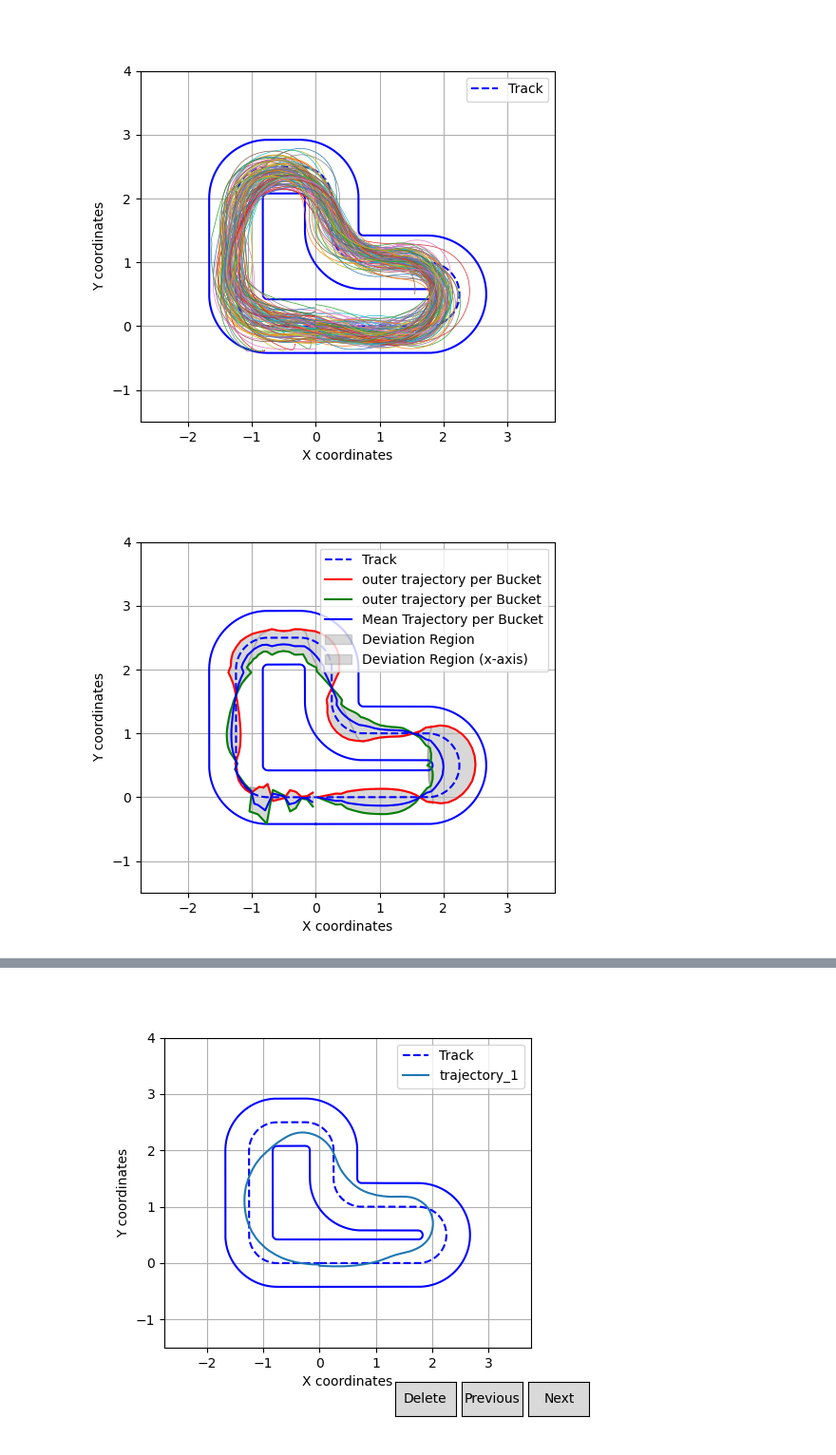
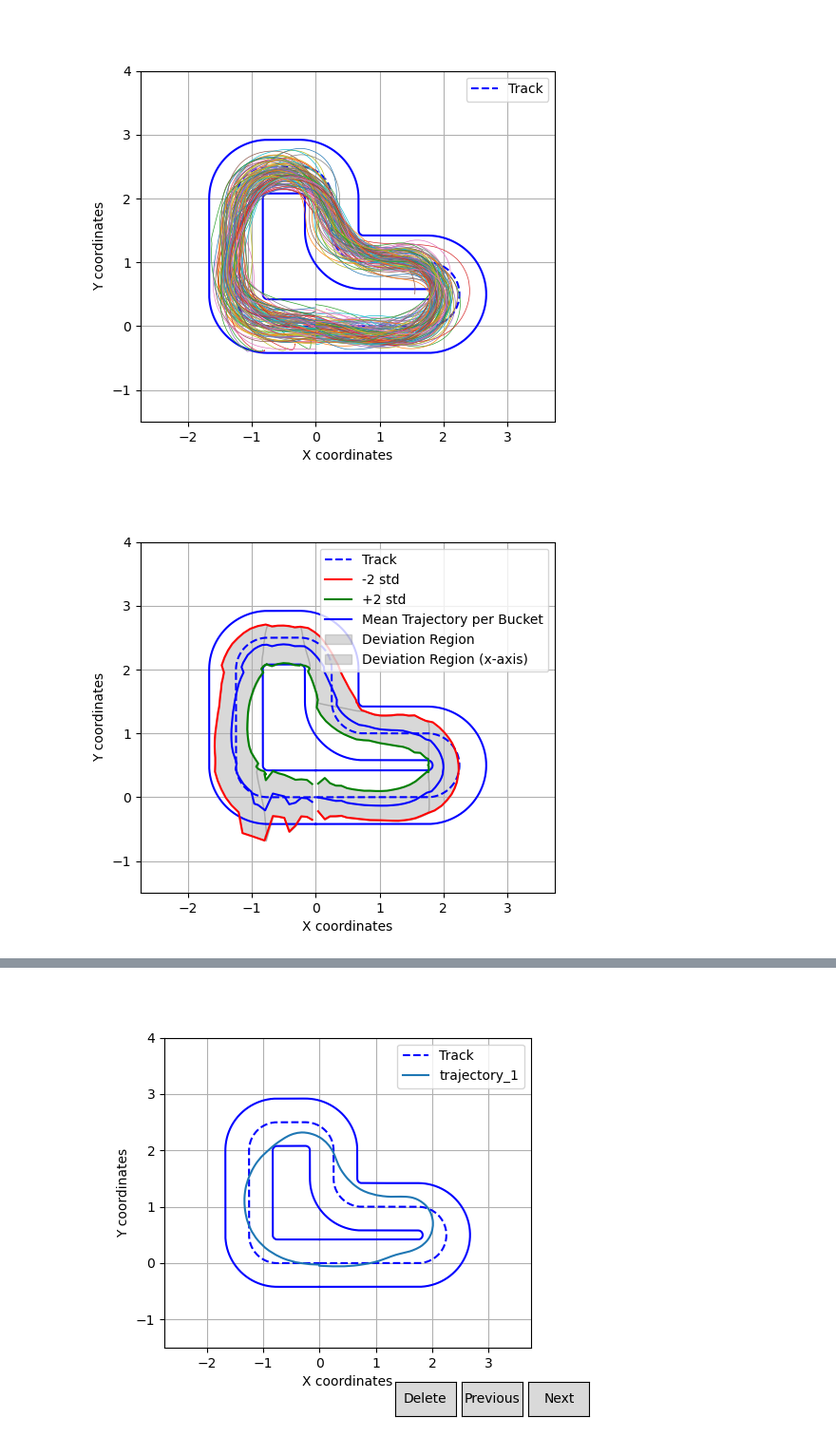
Before and after one commit to freddiefreeloader1/Imitation-Learning-for-Driving-Control, a Jupyter notebook: data_augmetation.ipynb, the cells around one changed output, grey strips where cells are left out. Shown at 95% size. Drawn from its saved outputs; the diff is of its cells as text; code cells hidden in the pictures.

```diff
--- a/data_augmetation.ipynb
+++ b/data_augmetation.ipynb
@@ -41,8 +41,10 @@ def wrap_to_pi(angle):
     return (angle + np.pi) % (2 * np.pi) - np.pi
 
 n_buckets = 120  # Number of buckets to divide s into (0.0-0.1, 0.1-0.2, ..., 0.9-1.0)
+number_of_std  = 2
 
 bucket_edges = np.linspace(0, 10.71, n_buckets + 1) # start and ends of buckets
+use_mean = True
 
 # to concatenate the trajectories initialize the lists for all variables
 all_s = []
@@ -132,20 +134,39 @@ for i in range(n_buckets):
     bucket_omega = omega_sorted[in_bucket]
 
     if len(bucket_x) > 0:
-        mean_x = np.mean(bucket_x)
-        mean_y = np.mean(bucket_y)
-        std_x = np.std(bucket_x)
-        std_y = np.std(bucket_y)
-        mean_dtheta = np.mean(bucket_dtheta)
-        std_dtheta = np.std(bucket_dtheta)
-        mean_vx = np.mean(bucket_vx)
-        std_vx = np.std(bucket_vx)
-        mean_vy = np.mean(bucket_vy)
-        std_vy = np.std(bucket_vy)
-        mean_e = np.mean(bucket_e)
-        std_e = np.mean(bucket_e)
-        mean_omega = np.mean(bucket_omega)
-        std_omega = np.std(bucket_omega)
+
+        if use_mean:
+            mean_x = np.mean(bucket_x)
+            mean_y = np.mean(bucket_y)
+            std_x = np.std(bucket_x)
+            std_y = np.std(bucket_y)
+            mean_dtheta = np.mean(bucket_dtheta)
+            std_dtheta = np.std(bucket_dtheta)
+            mean_vx = np.mean(bucket_vx)
+            std_vx = np.std(bucket_vx)
+            mean_vy = np.mean(bucket_vy)
+            std_vy = np.std(bucket_vy)
+            mean_e = np.mean(bucket_e)
+            std_e = np.std(bucket_e)
+            mean_omega = np.mean(bucket_omega)
+            std_omega = np.std(bucket_omega)
+        else:
+            mean_x = np.median(bucket_x)
+            mean_y = np.median(bucket_y)
+            std_x = np.std(bucket_x)
+            std_y = np.std(bucket_y)
+            mean_dtheta = np.median(bucket_dtheta)
+            std_dtheta = np.std(bucket_dtheta)
+            mean_vx = np.median(bucket_vx)
+            std_vx = np.std(bucket_vx)
+            mean_vy = np.median(bucket_vy)
+            std_vy = np.std(bucket_vy)
+            mean_e = np.median(bucket_e)
+            std_e = np.std(bucket_e)
+            mean_omega = np.median(bucket_omega)
+            std_omega = np.std(bucket_omega)
+
+
         cov_matrix_e_dtheta = np.cov(bucket_e, bucket_dtheta)
         cov_matrix_e_omega = np.cov(bucket_e, bucket_omega)
         cov_matrix_dtheta_omega = np.cov(bucket_dtheta, bucket_omega)
@@ -206,6 +227,9 @@ x_upper = []
 x_lower = []
 y_upper = []
 y_lower = []
+x_mean_list = []
+y_mean_list = []
+
 
 for i in range(n_buckets):
 
@@ -215,23 +239,30 @@ for i in range(n_buckets):
 
     theta = track_shape_data["track"]["tangentAngle"][idx]
 
+    mean_e = mean_e_per_bucket[i]
+
     normal_vector = np.array([-np.sin(theta), np.cos(theta)])
 
     lateral_std = std_e_per_bucket[i]
 
     displacement = normal_vector * lateral_std
 
-    x_mean = track_shape_data["track"]["xCoords"][idx] - track_shape_data["track"]["x_init"]
-    y_mean = track_shape_data["track"]["yCoords"][idx] - track_shape_data["track"]["y_init"]
+    # x_mean = track_shape_data["track"]["xCoords"][idx] - track_shape_data["track"]["x_init"]  + (mean_e * normal_vector)[0]
+    # y_mean = track_shape_data["track"]["yCoords"][idx] - track_shape_data["track"]["y_init"]  + (mean_e * normal_vector)[0]
 
-    x_upper.append(x_mean + 2*displacement[0])
-    y_upper.append(y_mean + 2*displacement[1])
-    x_lower.append(x_mean - displacement[0])
-    y_lower.append(y_mean - displacement[1])
+    x_mean = mean_x_per_bucket[i]
+    y_mean = mean_y_per_bucket[i]
 
-ax.plot(x_lower, y_lower, color='red', label='outer trajectory per Bucket')
-ax.plot(x_upper, y_upper, color='green', label='outer trajectory per Bucket')
+    x_mean_list.append(x_mean)
+    y_mean_list.append(y_mean)
 
+    x_upper.append(x_mean + number_of_std * displacement[0])
+    y_upper.append(y_mean + number_of_std *displacement[1])
+    x_lower.append(x_mean - number_of_std *displacement[0])
+    y_lower.append(y_mean - number_of_std *displacement[1])
+
+ax.plot(x_lower, y_lower, color='red', label=f'-{number_of_std} std')
+ax.plot(x_upper, y_upper, color='green', label=f'+{number_of_std} std')
 
 ax.plot(mean_x_per_bucket, mean_y_per_bucket, color='blue', label='Mean Trajectory per Bucket')
 
@@ -280,34 +311,34 @@ mean_traj = {
     "omega":mean_omega_per_bucket
 }
 
 mean_traj_df = pd.DataFrame(mean_traj)
 
 # mean_traj_df.to_feather('mean_trajectory.feather')
 
 
 outer_traj = {
     's': bucket_centers,
     'x': mean_x_per_bucket + std_x_per_bucket,
     'y': mean_y_per_bucket + std_y_per_bucket,
     'dtheta': mean_dtheta_per_bucket + std_dtheta_per_bucket,
     'vx': mean_vx_per_bucket + std_vx_per_bucket,
     'vy': mean_vy_per_bucket + std_vy_per_bucket,
     'e': mean_e_per_bucket + std_e_per_bucket,
     "omega": mean_omega_per_bucket + std_omega_per_bucket
 }
 
 inner_traj = {
     's': bucket_centers,
     'x': mean_x_per_bucket - std_x_per_bucket,
     'y': mean_y_per_bucket - std_y_per_bucket,
     'dtheta': mean_dtheta_per_bucket - std_dtheta_per_bucket,
     'vx': mean_vx_per_bucket - std_vx_per_bucket,
     'vy': mean_vy_per_bucket - std_vy_per_bucket,
     'e': mean_e_per_bucket - std_e_per_bucket,
     "omega": mean_omega_per_bucket - std_omega_per_bucket
 }
 # %% [output]
-[figure, old version]
+[figure, new version]
 # %%
 from matplotlib.patches import Ellipse
 
```
Also changed, not shown: parts of 5 cells of this notebook, 16 other files.
